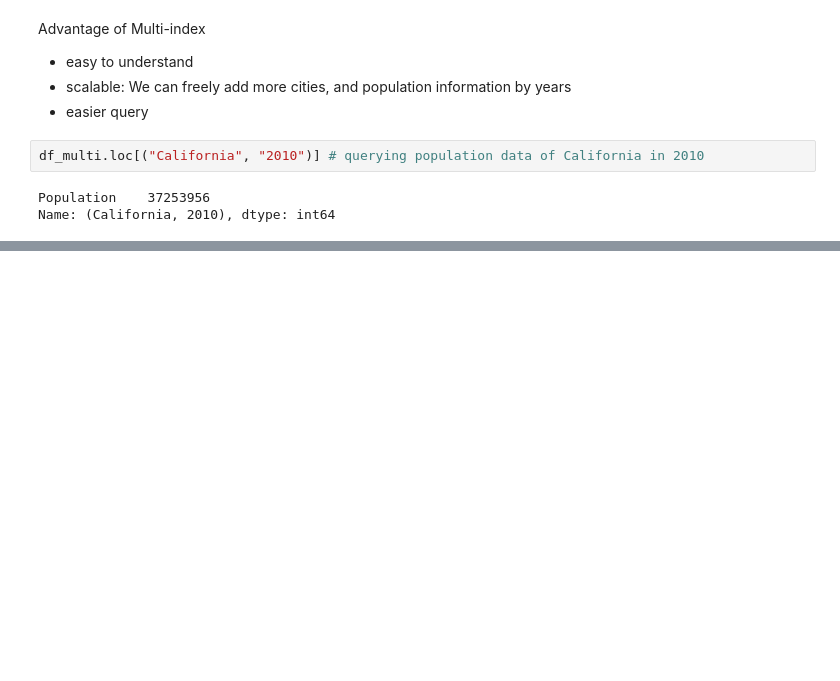
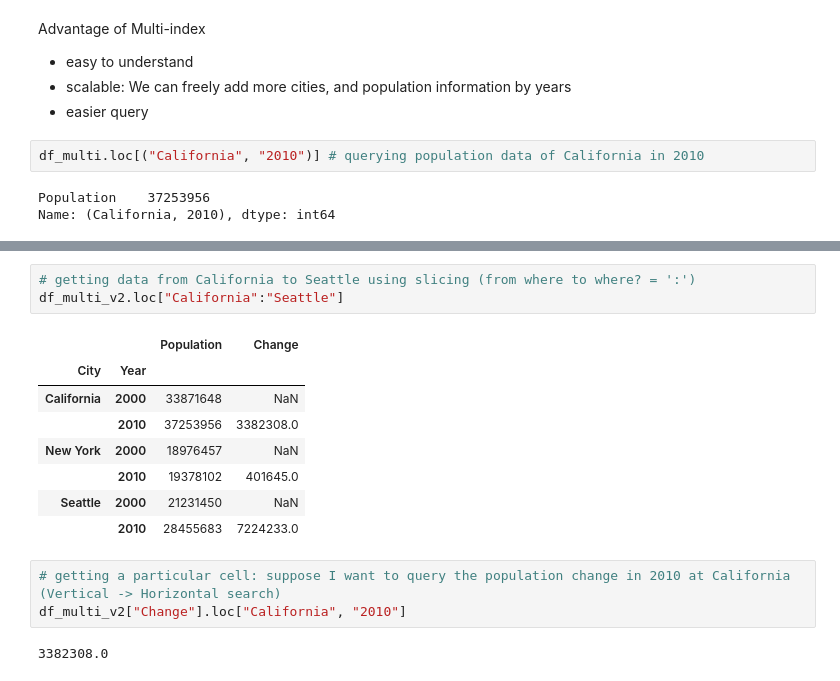
Before and after one commit to dowonh9599/everything-python, a Jupyter notebook: 06-pandas/multi-indexing.ipynb, the cells around one changed output, grey strips where cells are left out. Cells and saved outputs as stored; diff of their text form; blank space fills up the shorter version.

```diff
--- a/06-pandas/multi-indexing.ipynb
+++ b/06-pandas/multi-indexing.ipynb
@@ -101,0 +240,17 @@ Name: (California, 2010), dtype: int64
+# %%
+# getting data from California to Seattle using slicing (from where to where? = ':')
+df_multi_v2.loc["California":"Seattle"]
+# %% [output]
+|  |  | Population | Change |
+| City | Year |  |  |
+| California | 2000 | 33871648 | NaN |
+|  | 2010 | 37253956 | 3382308.0 |
+| New York | 2000 | 18976457 | NaN |
+|  | 2010 | 19378102 | 401645.0 |
+| Seattle | 2000 | 21231450 | NaN |
+|  | 2010 | 28455683 | 7224233.0 |
+# %%
+# getting a particular cell: suppose I want to query the population change in 2010 at California (Vertical -> Horizontal search)
+df_multi_v2["Change"].loc["California", "2010"]
+# %% [output]
+3382308.0
```
Also changed, not shown: parts of 22 cells of this notebook.
